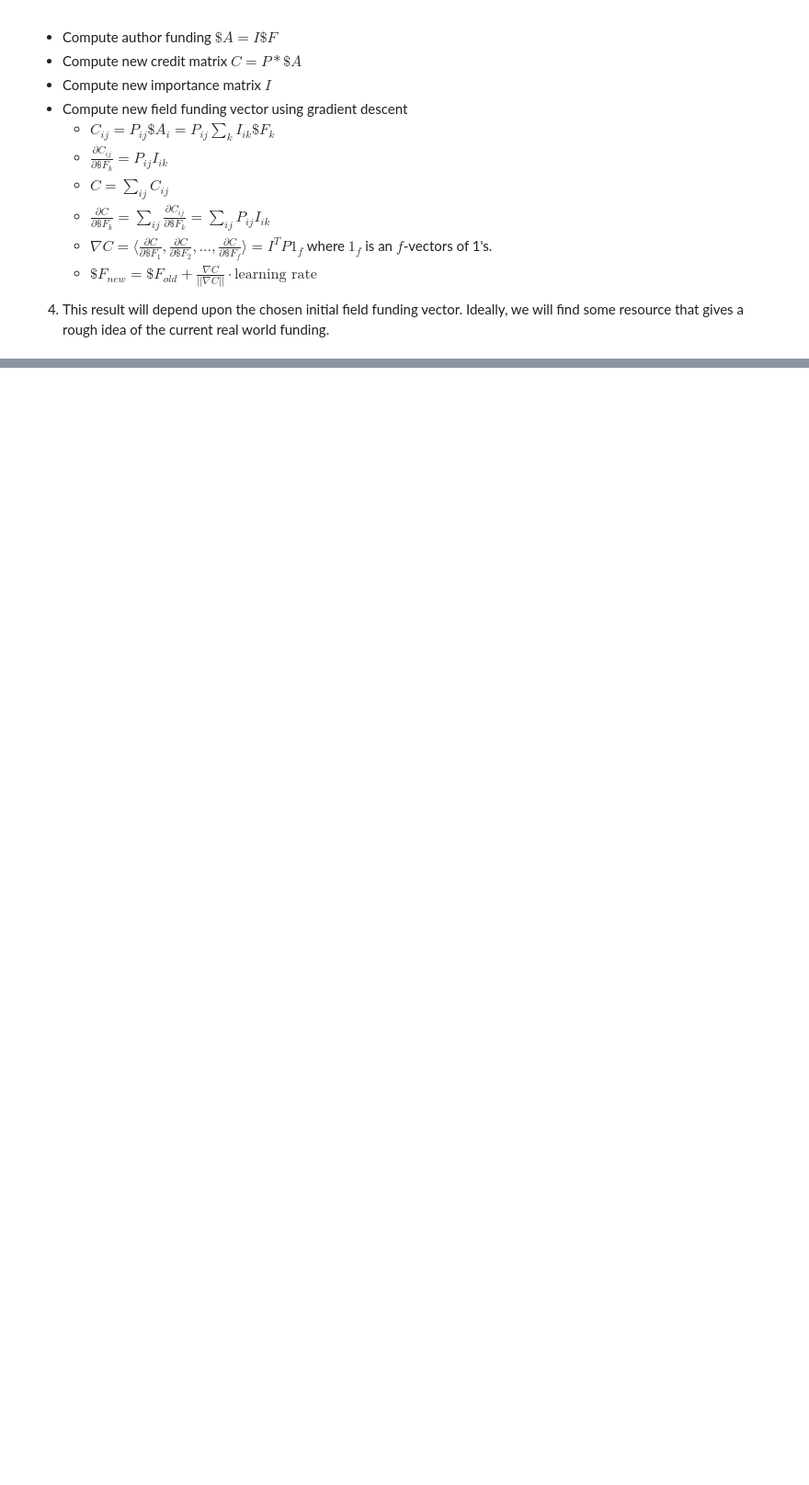
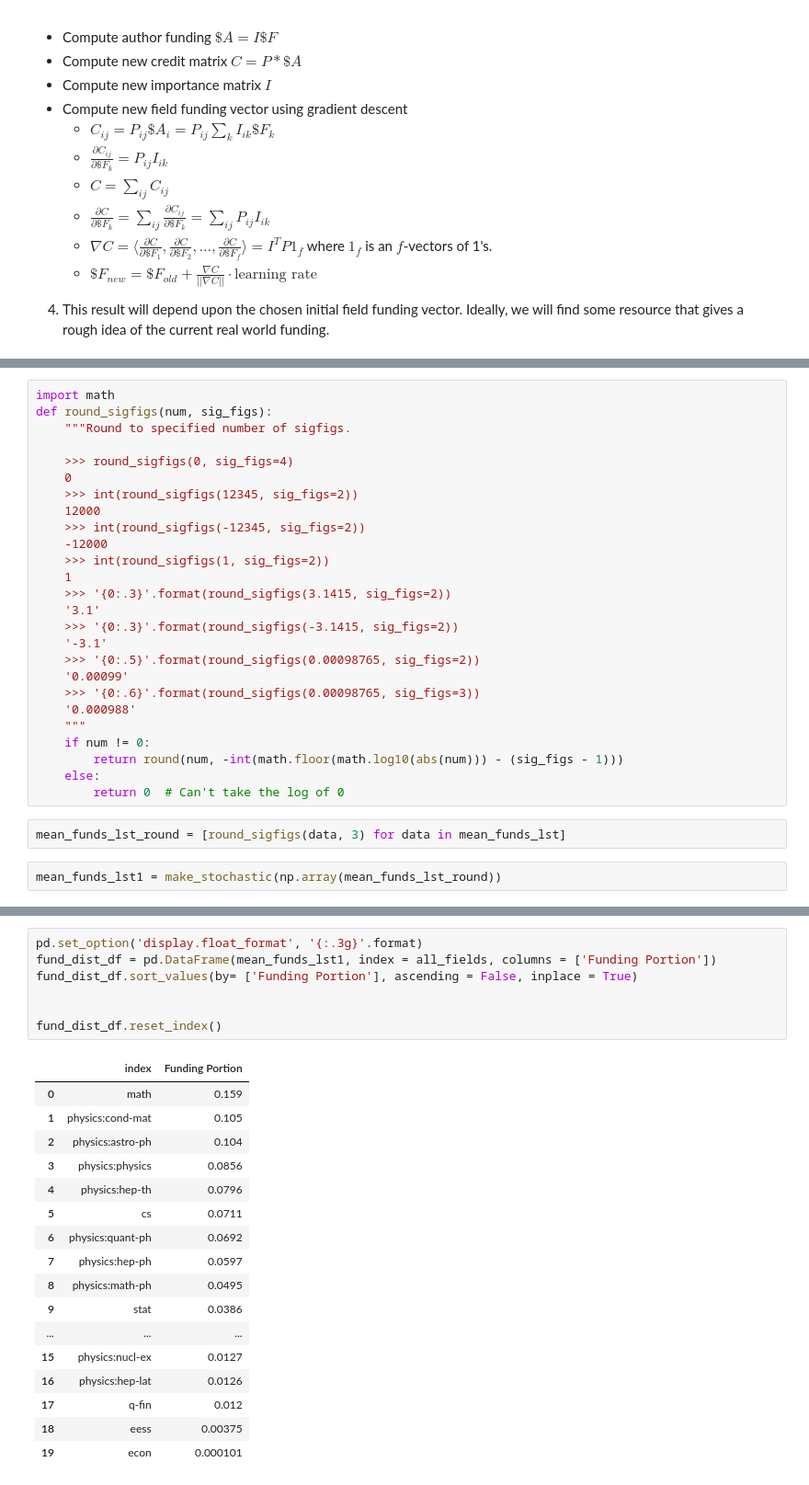
Before and after one commit to tunguyen17/Arxiv-Funding-Project, a Jupyter notebook: funding level optimization.ipynb, the cells around one changed output, grey strips where cells are left out. Shown at 92% size. Drawn from its saved outputs; the diff is of its cells as text; blank space fills up the shorter version.

```diff
--- a/funding level optimization.ipynb
+++ b/funding level optimization.ipynb
@@ -298,0 +284,30 @@ initial total credit = 1319569, best total credit = 2871069
+# %%
+import math
+def round_sigfigs(num, sig_figs):
+    """Round to specified number of sigfigs.
+
+    >>> round_sigfigs(0, sig_figs=4)
+    0
+    >>> int(round_sigfigs(12345, sig_figs=2))
+    12000
+    >>> int(round_sigfigs(-12345, sig_figs=2))
+    -12000
+    >>> int(round_sigfigs(1, sig_figs=2))
+    1
+    >>> '{0:.3}'.format(round_sigfigs(3.1415, sig_figs=2))
+    '3.1'
+    >>> '{0:.3}'.format(round_sigfigs(-3.1415, sig_figs=2))
+    '-3.1'
+    >>> '{0:.5}'.format(round_sigfigs(0.00098765, sig_figs=2))
+    '0.00099'
+    >>> '{0:.6}'.format(round_sigfigs(0.00098765, sig_figs=3))
+    '0.000988'
+    """
+    if num != 0:
+        return round(num, -int(math.floor(math.log10(abs(num))) - (sig_figs - 1)))
+    else:
+        return 0  # Can't take the log of 0
+# %%
+mean_funds_lst_round = [round_sigfigs(data, 3) for data in mean_funds_lst]
+# %%
+mean_funds_lst1 = make_stochastic(np.array(mean_funds_lst_round))
@@ -298,0 +322,25 @@ initial total credit = 1319569, best total credit = 2871069
+# %%
+pd.set_option('display.float_format', '{:.3g}'.format)
+fund_dist_df = pd.DataFrame(mean_funds_lst1, index = all_fields, columns = ['Funding Portion'])
+fund_dist_df.sort_values(by= ['Funding Portion'], ascending = False, inplace = True)
+
+
+fund_dist_df.reset_index()
+# %% [output]
+|  | index | Funding Portion |
+| 0 | math | 0.159 |
+| 1 | physics:cond-mat | 0.105 |
+| 2 | physics:astro-ph | 0.104 |
+| 3 | physics:physics | 0.0856 |
+| 4 | physics:hep-th | 0.0796 |
+| 5 | cs | 0.0711 |
+| 6 | physics:quant-ph | 0.0692 |
+| 7 | physics:hep-ph | 0.0597 |
+| 8 | physics:math-ph | 0.0495 |
+| 9 | stat | 0.0386 |
+| ... | ... | ... |
+| 15 | physics:nucl-ex | 0.0127 |
+| 16 | physics:hep-lat | 0.0126 |
+| 17 | q-fin | 0.012 |
+| 18 | eess | 0.00375 |
+| 19 | econ | 0.000101 |
```
Also changed, not shown: parts of 13 cells of this notebook, 23 other files.
